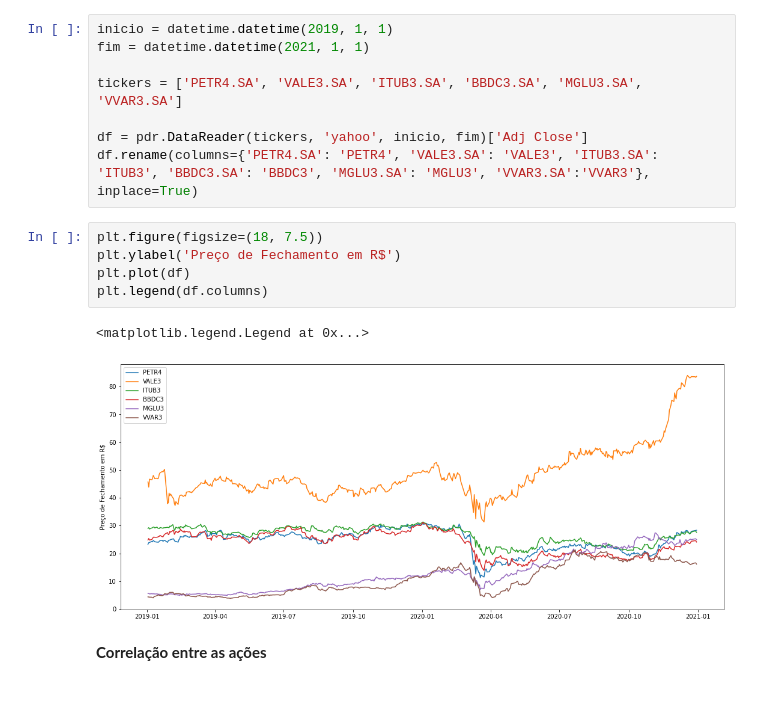
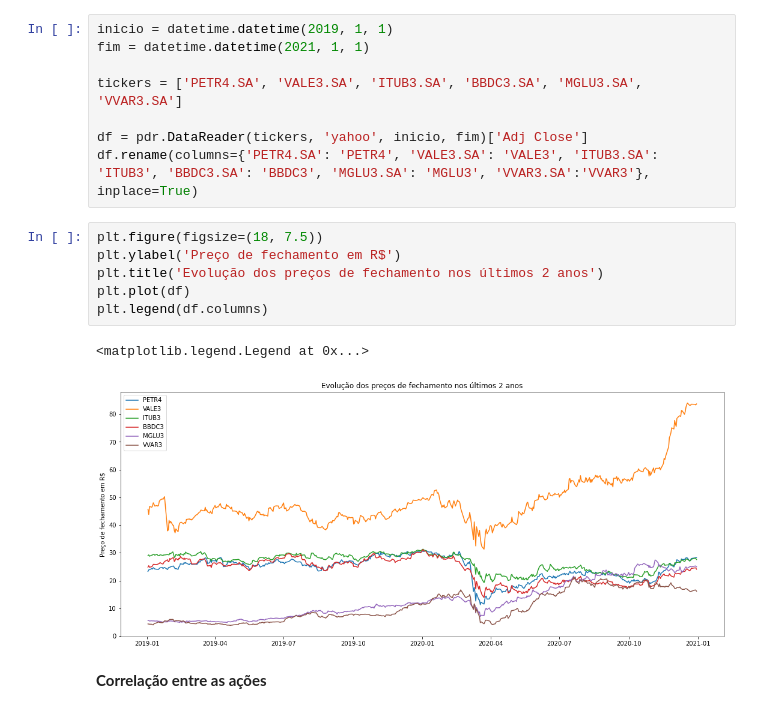
Before and after one commit to amarildo86/islr-python, a Jupyter notebook: Análise_de_Ações_Yahoo_Finance_e_Matplotlib.ipynb, the cells around one changed output. Cells and saved outputs as stored; diff of their text form.

```diff
--- a/Análise_de_Ações_Yahoo_Finance_e_Matplotlib.ipynb
+++ b/Análise_de_Ações_Yahoo_Finance_e_Matplotlib.ipynb
@@ -16,12 +16,13 @@ df = pdr.DataReader(tickers, 'yahoo', inicio, fim)['Adj Close']
 df.rename(columns={'PETR4.SA': 'PETR4', 'VALE3.SA': 'VALE3', 'ITUB3.SA': 'ITUB3', 'BBDC3.SA': 'BBDC3', 'MGLU3.SA': 'MGLU3', 'VVAR3.SA':'VVAR3'}, inplace=True)
 # %%
 plt.figure(figsize=(18, 7.5))
-plt.ylabel('Preço de Fechamento em R$')
+plt.ylabel('Preço de fechamento em R$')
+plt.title('Evolução dos preços de fechamento nos últimos 2 anos')
 plt.plot(df)
 plt.legend(df.columns)
 # %% [output]
 <matplotlib.legend.Legend at 0x...>
-[figure, old version]
+[figure, new version]
 # %% [markdown]
 **Correlação entre as ações**
 # %%
```
Also changed, not shown: parts of 1 cell of this notebook.
